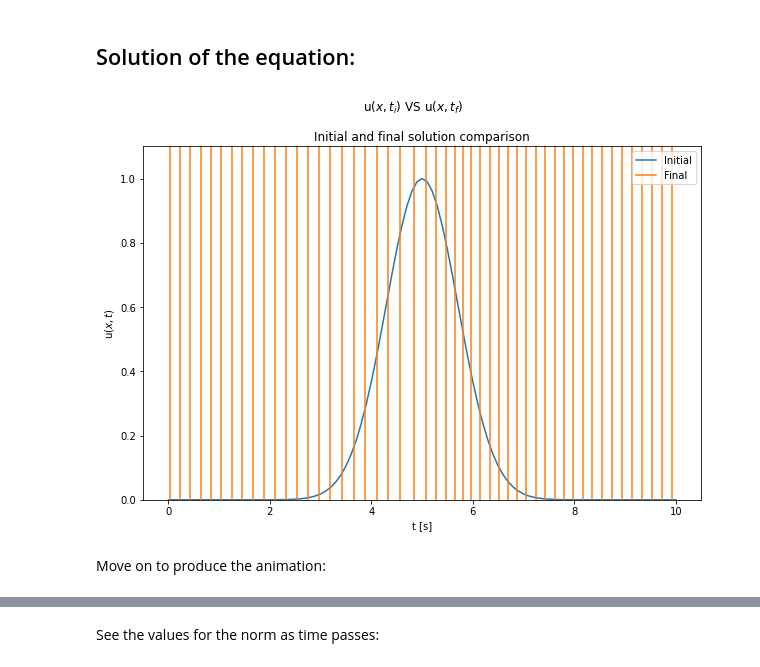
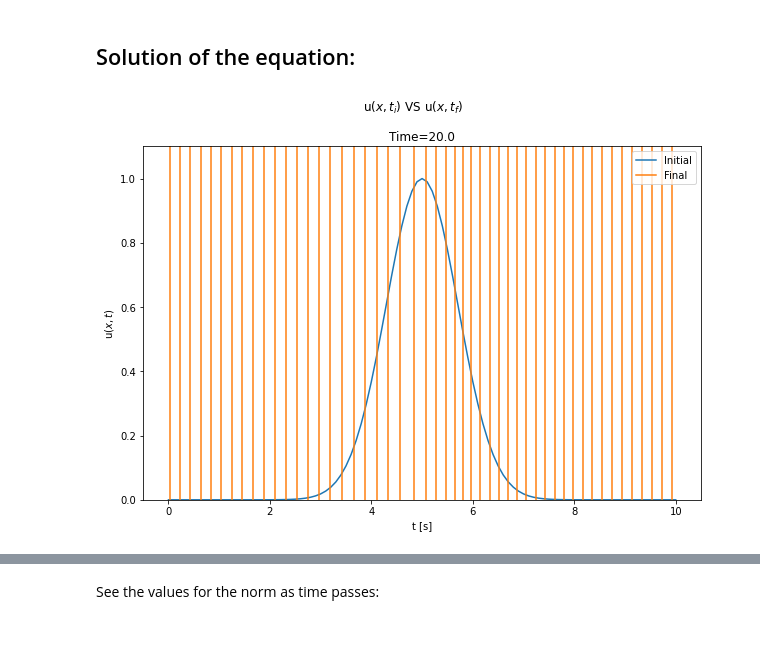
Before and after one commit to nicolegrillo/numerical_relativity_2023, a Jupyter notebook: Advection/Advection_Equation_FTCS.ipynb, the cells around one changed output, grey strips where cells are left out. Saved outputs shown, nothing was run; the diff lists cells and outputs as text; code cells hidden in the pictures; blank space fills up the shorter version.

Commit message:
changed some minor features of graphs

```diff
--- a/Advection/Advection_Equation_FTCS.ipynb
+++ b/Advection/Advection_Equation_FTCS.ipynb
@@ -130,18 +104,16 @@ while t < t_final:
         plt.close()
 # %%
 plt.figure(figsize = (10, 6.5))
+
 # Plot the final solution
 plt.plot(x, u_initial, label='Initial')
 plt.plot(x, u_current, label='Final')
-#plt.title('Time='+str(round(t,2)))
+plt.title('Time='+str(round(t,2)))
 plt.ylim(0,1.1)
 plt.legend()
-plt.title("Initial and final solution comparison")
 plt.xlabel("t [s]")
 plt.ylabel("$\mathrm{u}(x, t)$")
 plt.suptitle("$\mathrm{u}(x, t_i)$ VS $\mathrm{u}(x, t_f)$")
 plt.show()
 # %% [output]
-[figure, old version]
+[figure, new version]
-# %% [markdown]
-Move on to produce the animation:
```
Also changed, not shown: parts of 11 cells of this notebook, 12 other files.
